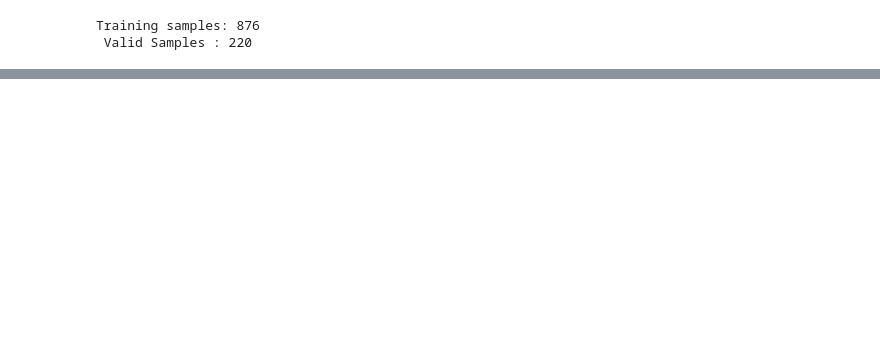
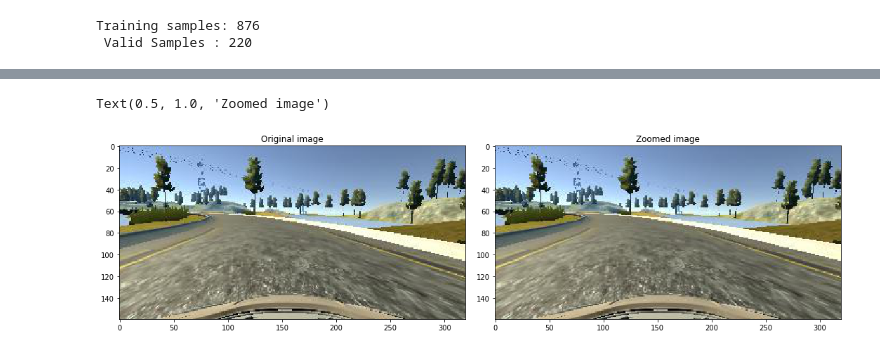
Before and after one commit to Rojan116/Track, a Jupyter notebook: Behavioral_cloning.ipynb, the cells around one changed output, grey strips where cells are left out. Drawn from its saved outputs; the diff is of its cells as text; code cells hidden in the pictures; blank space fills up the shorter version.

```diff
--- a/Behavioral_cloning.ipynb
+++ b/Behavioral_cloning.ipynb
@@ -130,0 +154,18 @@ Text(0.5, 1.0, 'Validation  set')
+# %%
+def zoom(image):
+  zoom = iaa.Affine(scale=(1,1.3))
+  zoom.augment_image(image)
+  return image
+# %%
+image = image_paths[random.randint(0,800)]
+original_image = mpimg.imread(image)
+zoomed_image = zoom(original_image)
+fig, axis = plt.subplots(1,2, figsize=(15,10))
+fig.tight_layout()
+axis[0].imshow(original_image)
+axis[0].set_title('Original image')
+axis[1].imshow(zoomed_image)
+axis[1].set_title('Zoomed image')
+# %% [output]
+Text(0.5, 1.0, 'Zoomed image')
+[figure, added]
```
Also changed, not shown: parts of 21 cells of this notebook.
